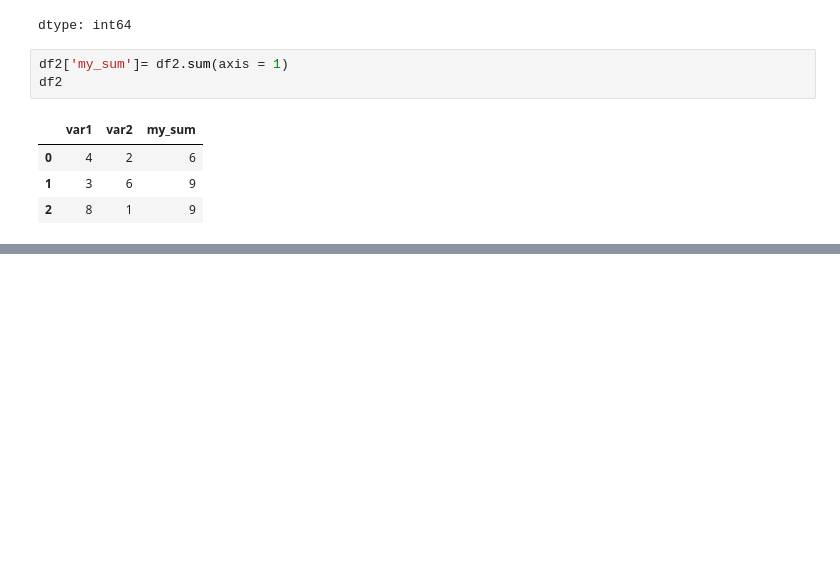
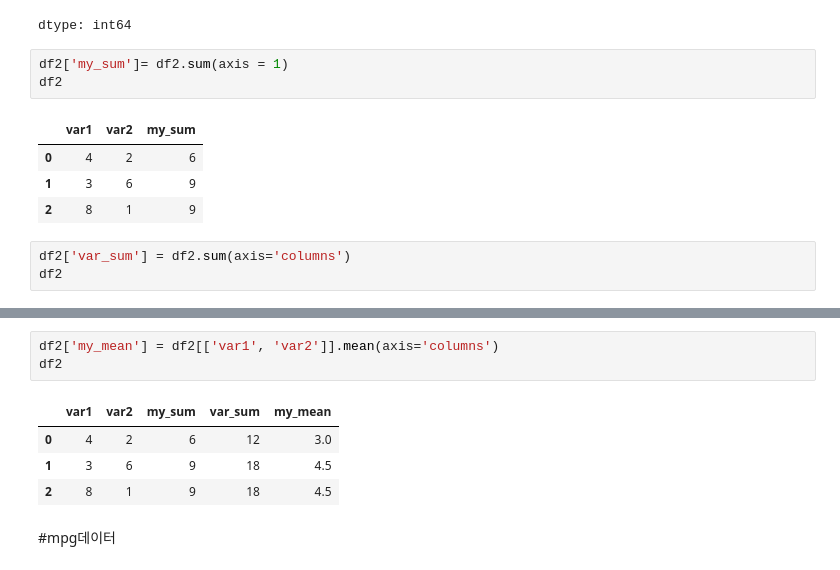
Before and after one commit to jinsumin81/2025-1-myclass-BDA, a Jupyter notebook: inclass/05w_A_mon_0407_easy_ch05_06.ipynb, the cells around one changed output, grey strips where cells are left out. Drawn from its saved outputs; the diff is of its cells as text; blank space fills up the shorter version.

```diff
--- a/inclass/05w_A_mon_0407_easy_ch05_06.ipynb
+++ b/inclass/05w_A_mon_0407_easy_ch05_06.ipynb
@@ -92,3 +92,6 @@ df2
 | 0 | 4 | 2 | 6 |
 | 1 | 3 | 6 | 9 |
 | 2 | 8 | 1 | 9 |
+# %%
+df2['var_sum'] = df2.sum(axis='columns')
+df2
@@ -94,0 +125,10 @@ df2
+# %%
+df2['my_mean'] = df2[['var1', 'var2']].mean(axis='columns')
+df2
+# %% [output]
+|  | var1 | var2 | my_sum | var_sum | my_mean |
+| 0 | 4 | 2 | 6 | 12 | 3.0 |
+| 1 | 3 | 6 | 9 | 18 | 4.5 |
+| 2 | 8 | 1 | 9 | 18 | 4.5 |
+# %% [markdown]
+#mpg데이터
```
Also changed, not shown: parts of 9 cells of this notebook.
